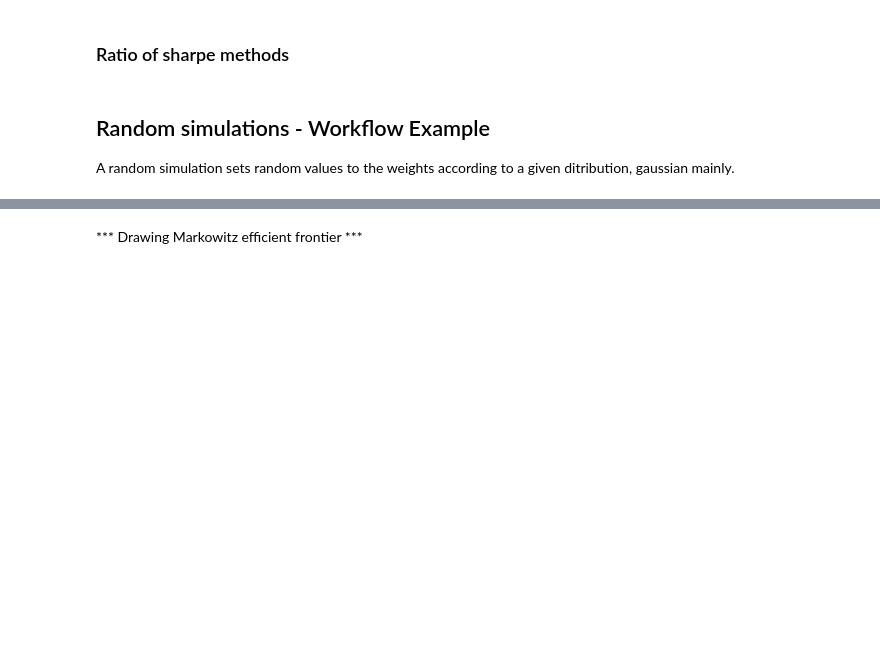
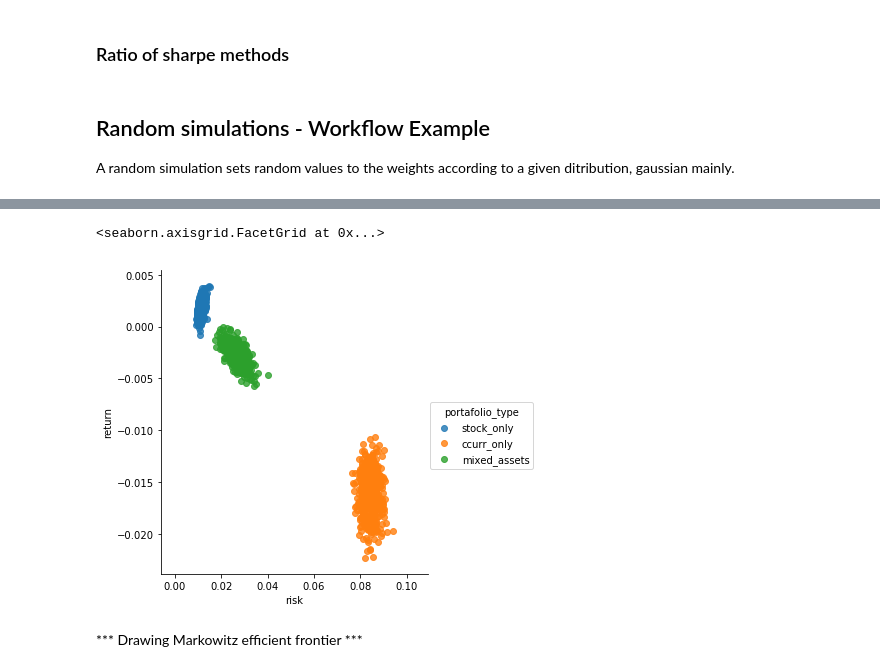
Before and after one commit to pablocs1288/markowitz_the_wizard, a Jupyter notebook: Implementation.ipynb, the cells around one changed output, grey strips where cells are left out. Drawn from its saved outputs; the diff is of its cells as text; code cells hidden in the pictures; blank space fills up the shorter version.

```diff
--- a/Implementation.ipynb
+++ b/Implementation.ipynb
@@ -780,3 +776,8 @@ mixed.. init: 370 end: 400
+# %%
+sns.lmplot(x="risk", y="return", hue="portafolio_type", data=simulations_concatenated, fit_reg=False)
+# %% [output]
+<seaborn.axisgrid.FacetGrid at 0x...>
+[figure, added]
 # %% [markdown]
 *** Drawing Markowitz efficient frontier ***
 # %%
```
Also changed, not shown: parts of 6 cells of this notebook, 8 other files.
